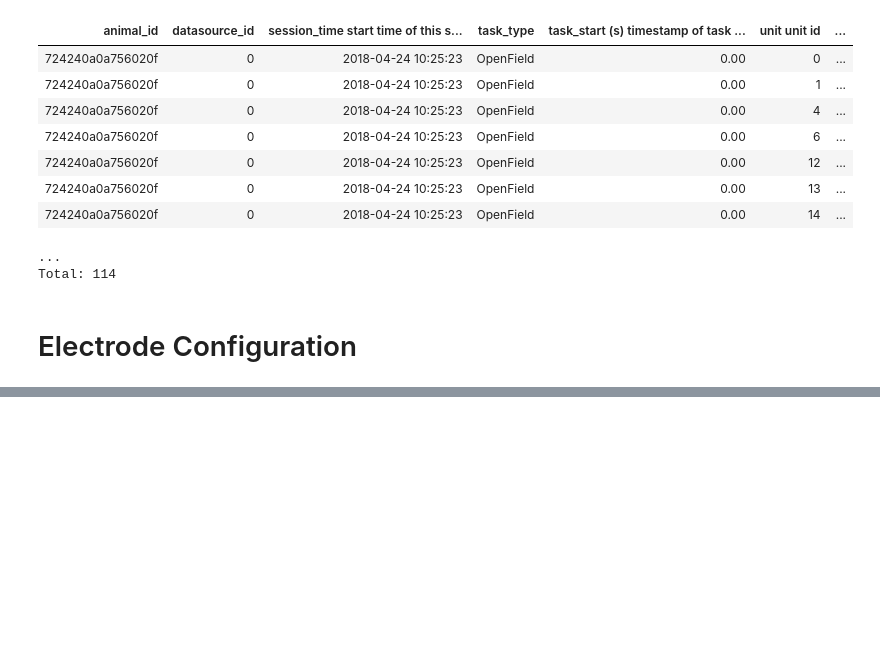
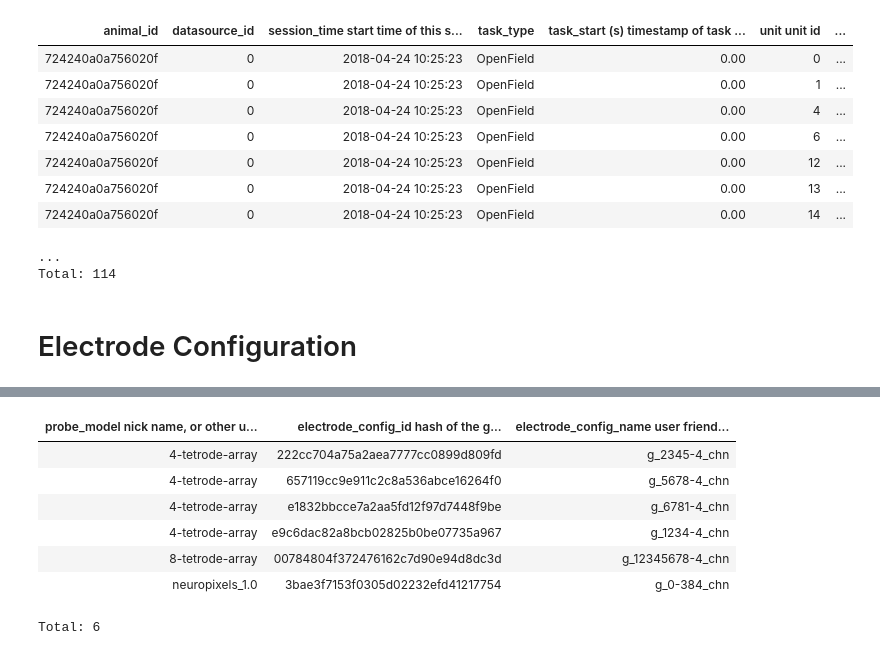
Before and after one commit to kavli-ntnu/dj-docs, a Jupyter notebook: notebooks/The_Ephys_Pipeline.ipynb, the cells around one changed output, grey strips where cells are left out. Drawn from its saved outputs; the diff is of its cells as text; code cells hidden in the pictures; blank space fills up the shorter version.

```diff
--- a/notebooks/The_Ephys_Pipeline.ipynb
+++ b/notebooks/The_Ephys_Pipeline.ipynb
@@ -708,0 +686,11 @@ Total: 114
+# %%
+reference.ElectrodeConfig()
+# %% [output]
+| probe_model nick name, or other u... | electrode_config_id hash of the g... | electrode_config_name user friend... |
+| 4-tetrode-array | 222cc704a75a2aea7777cc0899d809fd | g_2345-4_chn |
+| 4-tetrode-array | 657119cc9e911c2c8a536abce16264f0 | g_5678-4_chn |
+| 4-tetrode-array | e1832bbcce7a2aa5fd12f97d7448f9be | g_6781-4_chn |
+| 4-tetrode-array | e9c6dac82a8bcb02825b0be07735a967 | g_1234-4_chn |
+| 8-tetrode-array | 00784804f372476162c7d90e94d8dc3d | g_12345678-4_chn |
+| neuropixels_1.0 | 3bae3f7153f0305d02232efd41217754 | g_0-384_chn |
+Total: 6
```
Also changed, not shown: parts of 38 cells of this notebook.
